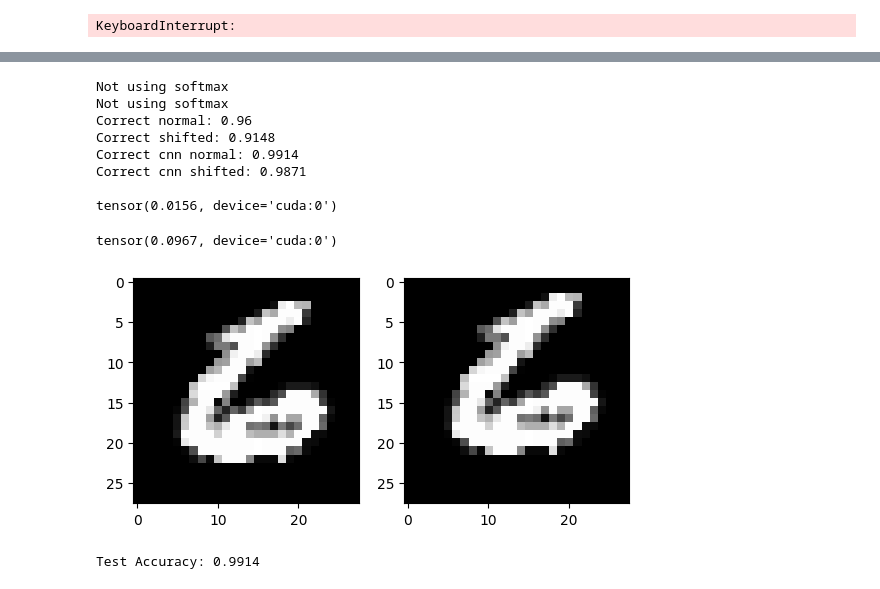
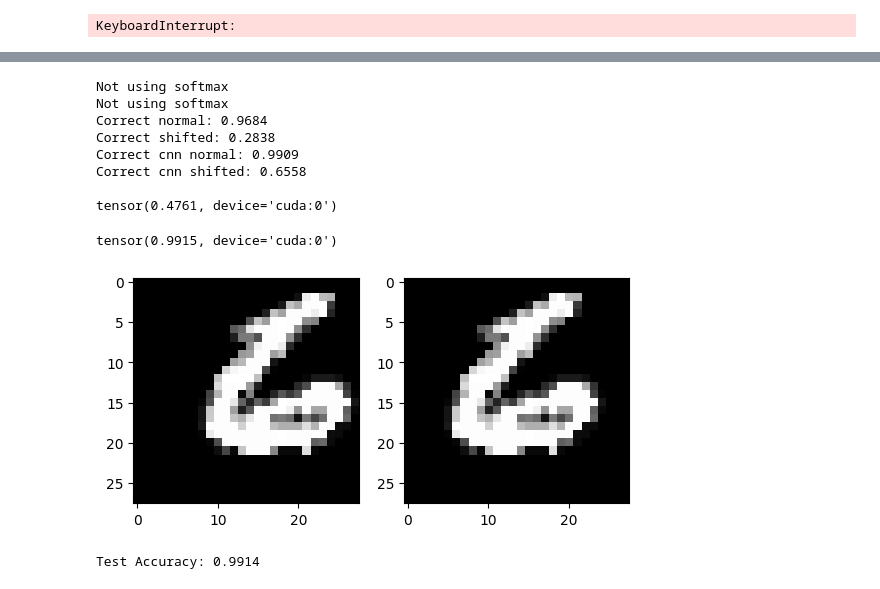
Before and after one commit to Nicole-Nobili/distillinginvariances, a Jupyter notebook: distillation_cnn1.ipynb, the cells around one changed output, grey strips where cells are left out. Cells and saved outputs as stored; diff of their text form; code cells hidden in the pictures.

```diff
--- a/distillation_cnn1.ipynb
+++ b/distillation_cnn1.ipynb
@@ -146,0 +131,33 @@ RuntimeError: Input type (torch.FloatTensor) and weight type (torch.cuda.FloatTe
+# %%
+#imports
+import torch
+import torchvision
+import torchvision.transforms as transforms
+from torch.utils.data import DataLoader
+from models.cnn import SimpleCNN
+from models.mlp import MLP
+from distillation_utils import Distiller
+from invariances_utils import shift_preserving_shape, test_IM
+import numpy as np
+from torch.utils.data import Dataset, DataLoader
+from torchvision import transforms
+in_channels = 1
+num_classes = 10
+num_conv_layers = 2
+temperature = 1
+num_epochs = 10
+batch_size = 64
+lr = 0.001
+TRAIN = False
+device = 'cuda'
+
+cnn = SimpleCNN(in_channels=in_channels, num_classes=num_classes, num_conv_layers=num_conv_layers, temperature=temperature).to('cuda:0')
+
+criterion = nn.CrossEntropyLoss()
+optimizer = optim.Adam(model.parameters(), lr=0.001)
+transform = transforms.Compose([transforms.ToTensor(), transforms.Normalize((0.5,), (0.5,))])
+train_dataset = torchvision.datasets.MNIST(root='./data', train=True, transform=transform, download=True)
+test_dataset = torchvision.datasets.MNIST(root='./data', train=False, transform=transform, download=True)
+
+train_loader = DataLoader(dataset=train_dataset, batch_size=64, shuffle=True)
+test_loader = DataLoader(dataset=test_dataset, batch_size=64, shuffle=False)
@@ -168,42 +278,42 @@ TRAIN = False
 device = 'cuda'
 #np.random.seed(42)
 # MNIST dataset
 transform = transforms.Compose([transforms.ToTensor(), transforms.Normalize((0.5,), (0.5,))])
 train_dataset = torchvision.datasets.MNIST(root='./data', train=True, transform=transform, download=True)
 test_dataset = torchvision.datasets.MNIST(root='./data', train=False, transform=transform, download=True)
 
 train_loader = DataLoader(dataset=train_dataset, batch_size=batch_size, shuffle=True)
 test_loader = DataLoader(dataset=test_dataset, batch_size=batch_size, shuffle=False)
 #loading distilled MLP
 mlp_student = MLP(input_dim = 784, output_dim= num_classes, hidden_size= 2048,
           hidden_layers= 4, device='cuda')
 cnn = MLP(input_dim = 784, output_dim= num_classes, hidden_size= 2048,
           hidden_layers= 4, device='cuda')
 cnn_path = "saved_models/model"
 cnn = SimpleCNN(in_channels=in_channels, num_classes=num_classes, num_conv_layers=num_conv_layers, temperature=temperature).to('cuda:0')
 distiller = Distiller(student=mlp_student, teacher=cnn, device='cuda', lr=0.001)
 state_dict = torch.load(cnn_path)
-cnn.load_state_dict(state_dict=state_dict)
-cnn = sicnn.to(device)
+#cnn.load_state_dict(state_dict=state_dict)
+cnn = sicnn
 if TRAIN:
     distiller.distill(train_loader, test_loader)
     torch.save(distiller.get_student().state_dict(), "newdistillmethod/distiller")
 else:
     state_dict = torch.load("newdistillmethod/distiller")
     distiller.get_student().load_state_dict(state_dict=state_dict)
     #distiller.eval_student(train_loader)
 test_IM(test_loader, distiller.get_student(), cnn, device)
 # %% [output]
 Not using softmax
 Not using softmax
-Correct normal: 0.96
-Correct shifted: 0.9148
-Correct cnn normal: 0.9914
-Correct cnn shifted: 0.9871
+Correct normal: 0.9684
+Correct shifted: 0.2838
+Correct cnn normal: 0.9909
+Correct cnn shifted: 0.6558
 
-tensor(0.0156, device='cuda:0')
+tensor(0.4761, device='cuda:0')
-tensor(0.0967, device='cuda:0')
+tensor(0.9915, device='cuda:0')
-[figure, old version]
+[figure, new version]
 # %%
 in_channels = 1
 num_classes = 10
```
Also changed, not shown: parts of 7 cells of this notebook, 7 other files.
